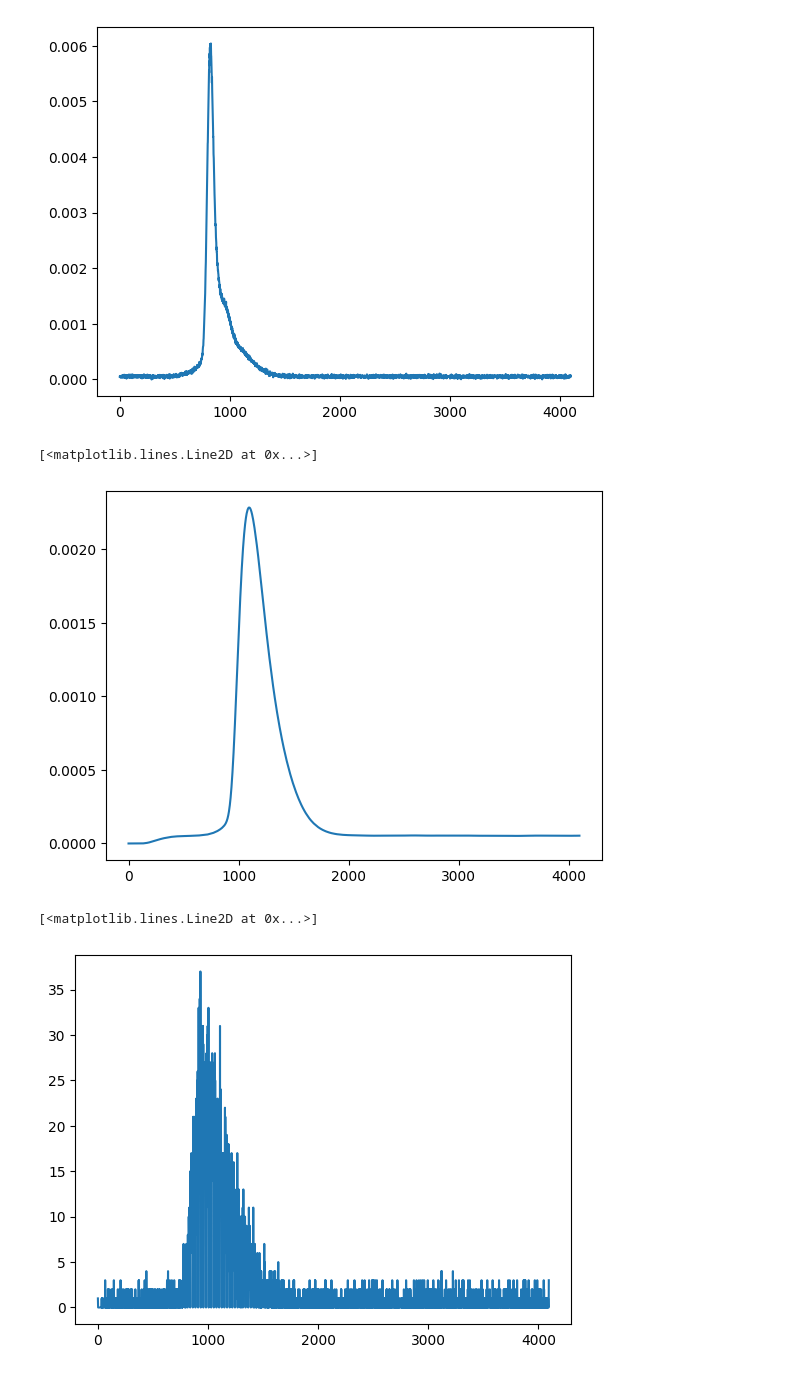
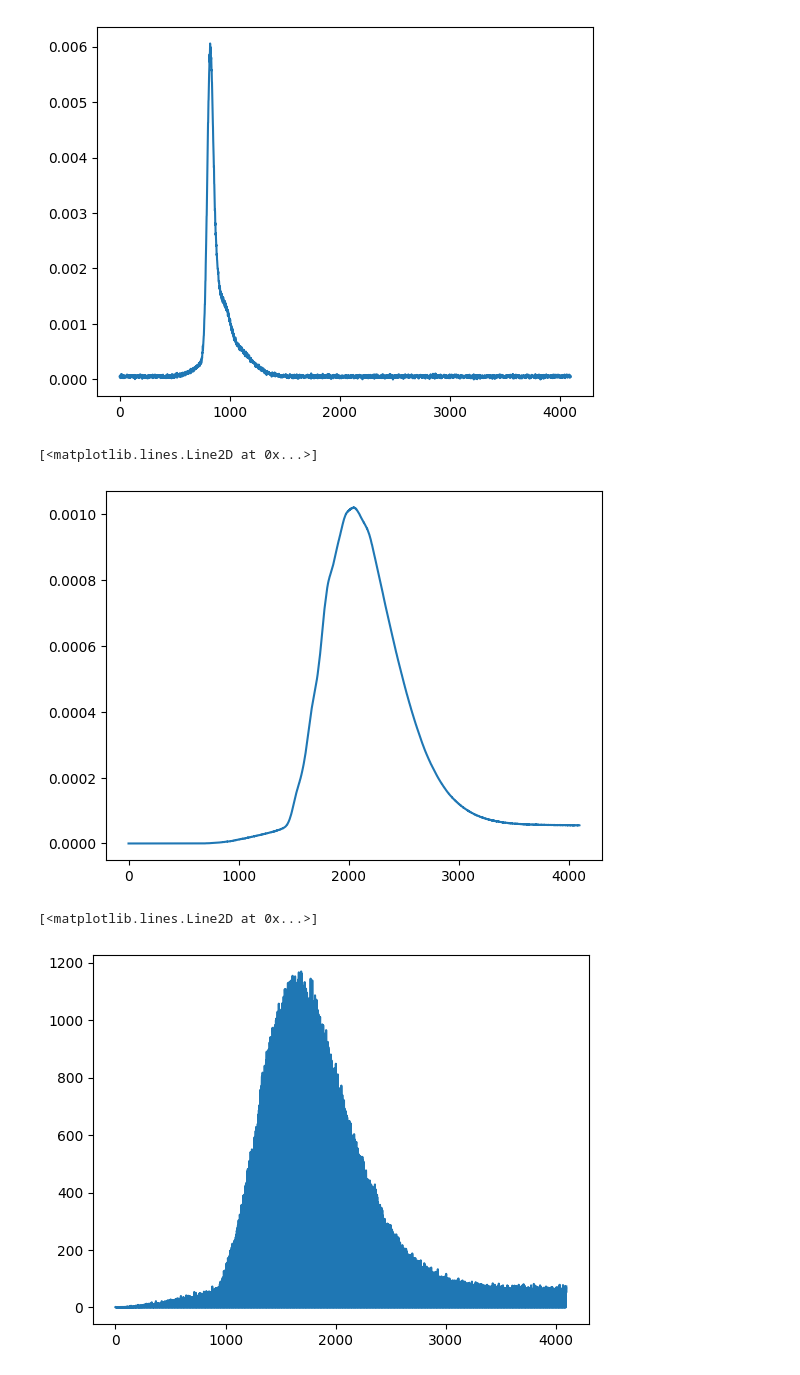
Before and after one commit to nicocarbone/PHDFitAI, a Jupyter notebook: DataGenerator.ipynb, the cells around one changed output. Drawn from its saved outputs; the diff is of its cells as text; code cells hidden in the pictures.

```diff
--- a/DataGenerator.ipynb
+++ b/DataGenerator.ipynb
@@ -6,15 +6,15 @@ import numpy as np
 import matplotlib.pyplot as plt
 # %%
 phd, phd_times = mcphd.MCPHD(uaBulk=0.04,
-                                usBulk=10,
-                                g=0.9,
-                                n=1.4,
-                                sdSep=20,
-                                slabThickness=60,
-                                detRad=3,
-                                isRefl=True,
-                                maxTime=5e-9,
-                                nPhotons=5e8,
-                                nTimeBins=4096)
+                            usBulk=10,
+                            g=0.9,
+                            n=1.4,
+                            sdSep=0,
+                            slabThickness=40,
+                            detRad=3,
+                            isRefl=False,
+                            maxTime=2.5e-9,
+                            nPhotons=1e9,
+                            nTimeBins=4096)
 # %% [output]
 [[0, 0, 1, 1], [0.04, 10, 0.9, 1.4]]
@@ -70,23 +70,27 @@ plt.plot(irf)
 [<matplotlib.lines.Line2D at 0x...>]
 [figure]
 # %%
-datapoint = np.convolve(irf, phd[0], mode='full')[:len(phd[0])]
+import scipy.signal as sig
+datapoint = sig.convolve(phd[0], irf, mode='full')[:len(phd[0])]
 plt.plot(datapoint)
 # %% [output]
 [<matplotlib.lines.Line2D at 0x...>]
-[figure, old version]
+[figure, new version]
 # %%
-num_photons = 10000
+num_photons = 1000000
+back_cte = 1e-12
 
+datapoint = datapoint + back_cte
+datapoint[datapoint < 0] = 0
 probabilities = datapoint / np.sum(datapoint)
 
 # Generate random times of flight based on the distribution
-bins = np.arange(len(datapoint)) #assuming the histogram is binned with integer bin numbers.
+bins = np.arange(len(datapoint))
 simulated_arrival_times = np.random.choice(bins, size=num_photons, p=probabilities)
 
-histo = np.histogram(simulated_arrival_times, bins=len(bins))
+simulated_phd = np.histogram(simulated_arrival_times, bins=int(len(bins)))[0]
 
-plt.plot(histo[0])
+plt.plot(simulated_phd)
 # %% [output]
 [<matplotlib.lines.Line2D at 0x...>]
-[figure, old version]
+[figure, new version]
```
Also changed, not shown: parts of 2 cells of this notebook.
